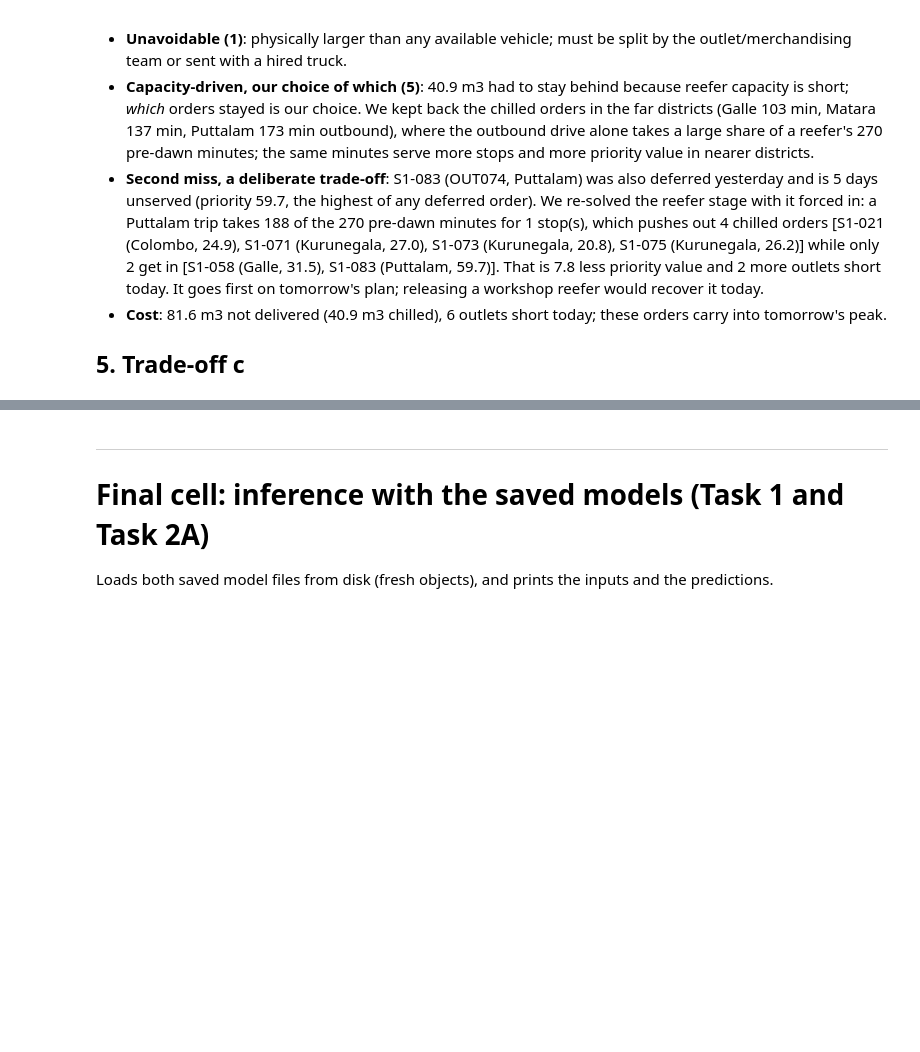
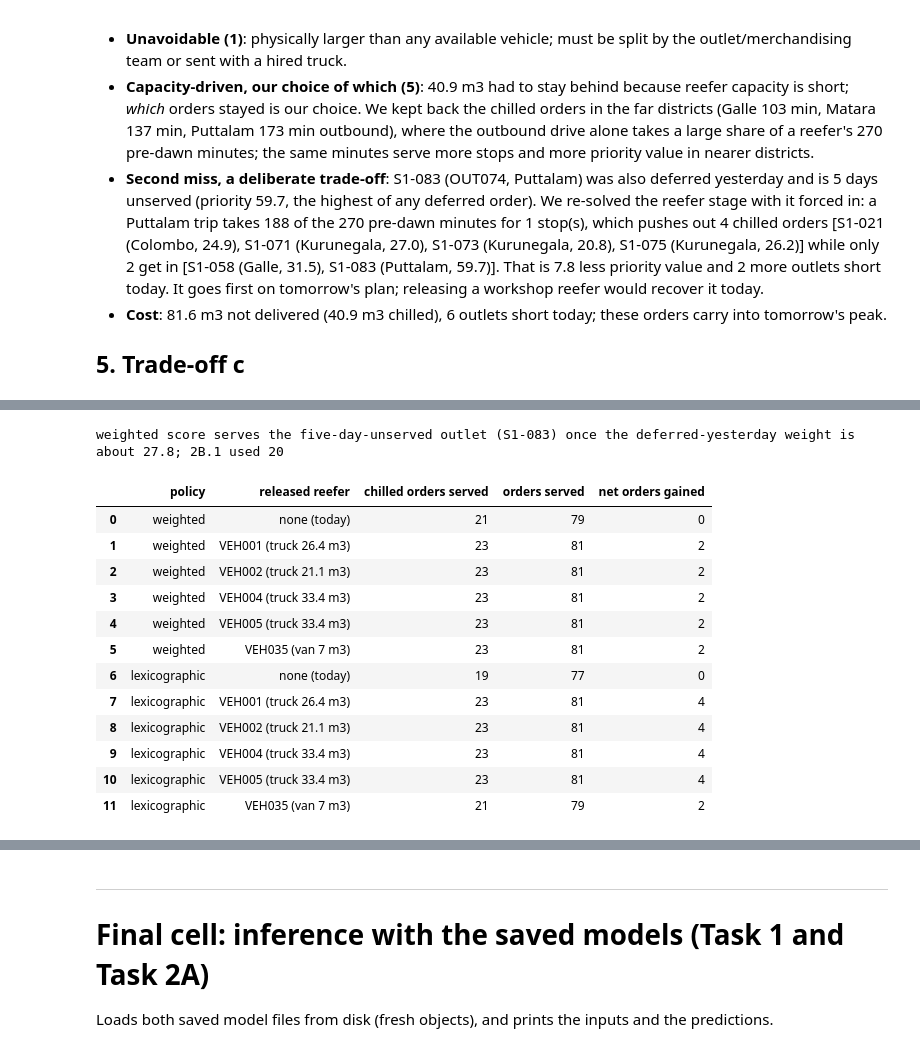
Before and after one commit to AsankaXtremeS/Datathon, a Jupyter notebook: HackBots_Datathon_Submision/HackBots_FinalNotebook.ipynb, the cells around one changed output, grey strips where cells are left out. Drawn from its saved outputs; the diff is of its cells as text; code cells hidden in the pictures; blank space fills up the shorter version.

```diff
--- a/HackBots_Datathon_Submision/HackBots_FinalNotebook.ipynb
+++ b/HackBots_Datathon_Submision/HackBots_FinalNotebook.ipynb
@@ -2507,0 +2891,21 @@ Rationale: chilled dairy/meat cannot be held and the festival is a week away; an
+# %%
+ex_results = {}
+for pol in ('lexicographic', 'weighted'):
+    ex_results[pol] = ex_solve(pol)
+    f = PRED_DIR / f'submission_task2b_exact_{pol}.csv'
+    ex_to_submission(ex_results[pol]).to_csv(f, index=False)
+    print(f'{pol:14s} -> {f.name}  (solved in {ex_results[pol].seconds:.0f}s, {ex_results[pol].columns:,} columns)')
+    for lv in ex_results[pol].levels:
+        print('    level:', lv[1], '=', round(lv[2], 3))
+    assert check(str(f)) == 0, 'official feasibility check failed'
+    viol = ex_independent_check(pd.read_csv(f))
+    assert viol.violations.sum() == 0, viol
+    print('    independent re-check of every rule: 0 violations')
+
+cmp_rows = {'first solver (2B.1, submitted)': ex_summary(pd.read_csv(OUT_SUBMISSION))}
+for pol in ('weighted', 'lexicographic'):
+    cmp_rows['exact: ' + pol] = ex_summary(pd.read_csv(PRED_DIR / f'submission_task2b_exact_{pol}.csv'))
+ex_comparison = pd.DataFrame(cmp_rows)
+EX_METRICS = Path(OUT_METRICS); EX_METRICS.mkdir(parents=True, exist_ok=True)
+ex_comparison.to_csv(EX_METRICS / 'exact_comparison.csv')
+ex_comparison
@@ -2507,0 +2939,39 @@ Rationale: chilled dairy/meat cannot be held and the festival is a week away; an
+# %%
+# Where does the weighted score flip to the written order, and what is a workshop reefer worth? (fast reefer model: same served sets)
+def ex_serves(w):
+    r = ex_solve('weighted', weights=dict(deferred_yday=w), late_aware=False)
+    return 'S1-083' in r.served_refs()
+lo, hi = 20.0, 40.0
+assert not ex_serves(lo) and ex_serves(hi)
+for _ in range(7):
+    mid = (lo + hi) / 2
+    lo, hi = (lo, mid) if ex_serves(mid) else (mid, hi)
+EX_FLIP = hi
+print(f'weighted score serves the five-day-unserved outlet (S1-083) once the deferred-yesterday weight is about {EX_FLIP:.1f}; 2B.1 used {W_DEFERRED_YDAY:g}')
+
+ws_reefers = [v for v in FLEET[FLEET.status == 'in_workshop'].vehicle_id if VEHICLES_ALL[v].temp == 'reefer']
+wi_rows = []
+for pol in ('weighted', 'lexicographic'):
+    base = ex_kpis(ex_solve(pol, late_aware=False))
+    wi_rows.append((pol, 'none (today)', base['chilled_served'], base['served'], 0))
+    for vid in ws_reefers:
+        k = ex_kpis(ex_solve(pol, extra_vehicles=(vid,), late_aware=False))
+        wi_rows.append((pol, f"{vid} ({VEHICLES_ALL[vid].type} {VEHICLES_ALL[vid].m3_cap:g} m3)", k['chilled_served'], k['served'], k['served'] - base['served']))
+ex_whatif = pd.DataFrame(wi_rows, columns=['policy', 'released reefer', 'chilled orders served', 'orders served', 'net orders gained'])
+ex_whatif.to_csv(EX_METRICS / 'exact_whatif_workshop_reefer.csv', index=False)
+ex_whatif
+# %% [output]
+weighted score serves the five-day-unserved outlet (S1-083) once the deferred-yesterday weight is about 27.8; 2B.1 used 20
+|  | policy | released reefer | chilled orders served | orders served | net orders gained |
+| 0 | weighted | none (today) | 21 | 79 | 0 |
+| 1 | weighted | VEH001 (truck 26.4 m3) | 23 | 81 | 2 |
+| 2 | weighted | VEH002 (truck 21.1 m3) | 23 | 81 | 2 |
+| 3 | weighted | VEH004 (truck 33.4 m3) | 23 | 81 | 2 |
+| 4 | weighted | VEH005 (truck 33.4 m3) | 23 | 81 | 2 |
+| 5 | weighted | VEH035 (van 7 m3) | 23 | 81 | 2 |
+| 6 | lexicographic | none (today) | 19 | 77 | 0 |
+| 7 | lexicographic | VEH001 (truck 26.4 m3) | 23 | 81 | 4 |
+| 8 | lexicographic | VEH002 (truck 21.1 m3) | 23 | 81 | 4 |
+| 9 | lexicographic | VEH004 (truck 33.4 m3) | 23 | 81 | 4 |
+| 10 | lexicographic | VEH005 (truck 33.4 m3) | 23 | 81 | 4 |
+| 11 | lexicographic | VEH035 (van 7 m3) | 21 | 79 | 2 |
```
Also changed, not shown: parts of 5 cells of this notebook, 3 other files.
